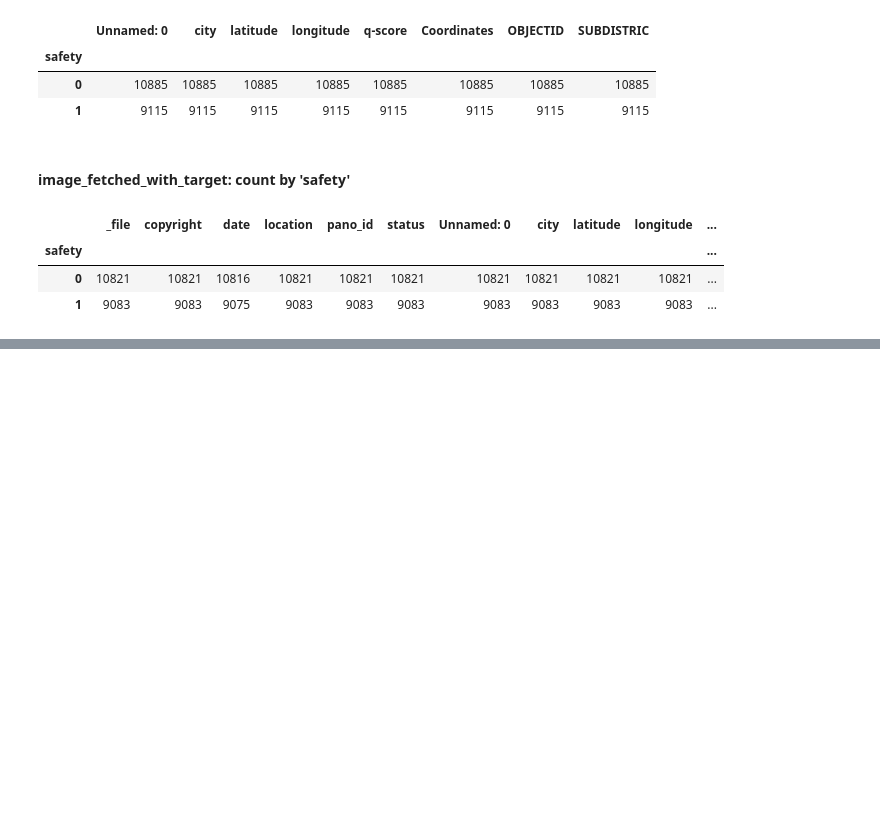
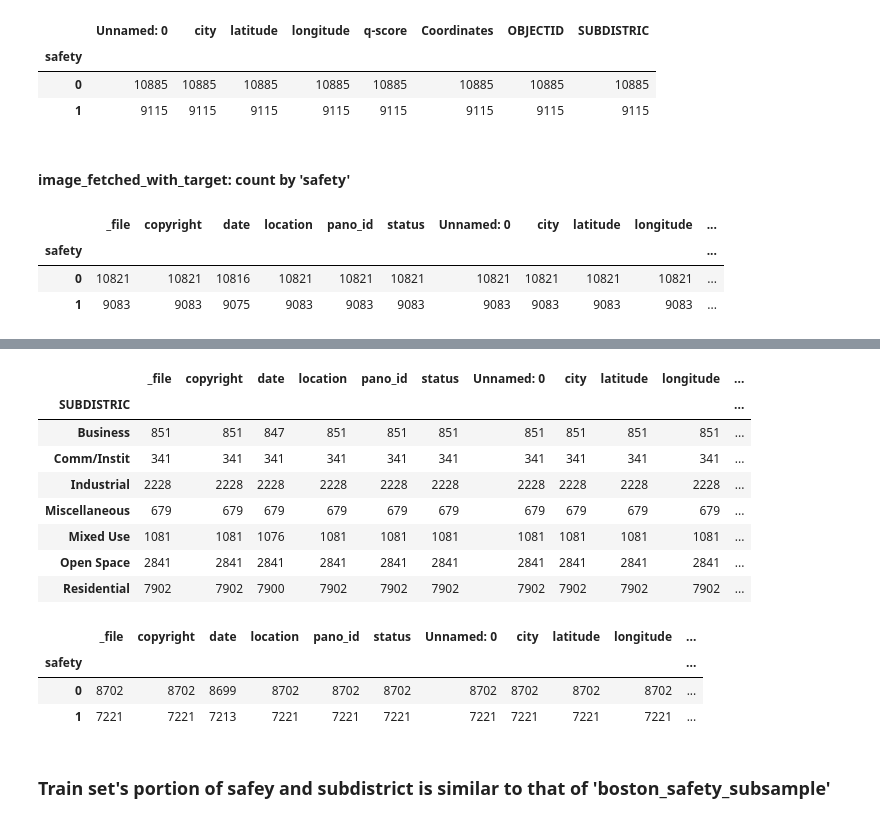
Before and after one commit to littlebeanbean7/Toronto_Streetscore, a Jupyter notebook: code/check_boston_image_downsampled.ipynb, the cells around one changed output, grey strips where cells are left out. Saved outputs shown, nothing was run; the diff lists cells and outputs as text; code cells hidden in the pictures; blank space fills up the shorter version.

```diff
--- a/code/check_boston_image_downsampled.ipynb
+++ b/code/check_boston_image_downsampled.ipynb
@@ -180,0 +221,21 @@ image_fetched_with_target.groupby(['safety']).count()
+# %%
+train.groupby(['SUBDISTRIC']).count()
+# %% [output]
+|  | _file | copyright | date | location | pano_id | status | Unnamed: 0 | city | latitude | longitude | ... |
+| SUBDISTRIC |  |  |  |  |  |  |  |  |  |  | ... |
+| Business | 851 | 851 | 847 | 851 | 851 | 851 | 851 | 851 | 851 | 851 | ... |
+| Comm/Instit | 341 | 341 | 341 | 341 | 341 | 341 | 341 | 341 | 341 | 341 | ... |
+| Industrial | 2228 | 2228 | 2228 | 2228 | 2228 | 2228 | 2228 | 2228 | 2228 | 2228 | ... |
+| Miscellaneous | 679 | 679 | 679 | 679 | 679 | 679 | 679 | 679 | 679 | 679 | ... |
+| Mixed Use | 1081 | 1081 | 1076 | 1081 | 1081 | 1081 | 1081 | 1081 | 1081 | 1081 | ... |
+| Open Space | 2841 | 2841 | 2841 | 2841 | 2841 | 2841 | 2841 | 2841 | 2841 | 2841 | ... |
+| Residential | 7902 | 7902 | 7900 | 7902 | 7902 | 7902 | 7902 | 7902 | 7902 | 7902 | ... |
+# %%
+train.groupby(['safety']).count()
+# %% [output]
+|  | _file | copyright | date | location | pano_id | status | Unnamed: 0 | city | latitude | longitude | ... |
+| safety |  |  |  |  |  |  |  |  |  |  | ... |
+| 0 | 8702 | 8702 | 8699 | 8702 | 8702 | 8702 | 8702 | 8702 | 8702 | 8702 | ... |
+| 1 | 7221 | 7221 | 7213 | 7221 | 7221 | 7221 | 7221 | 7221 | 7221 | 7221 | ... |
+# %% [markdown]
+### Train set's portion of safey and subdistrict is similar to that of 'boston_safety_subsample'
```
Also changed, not shown: parts of 25 cells of this notebook, 3 other files.
